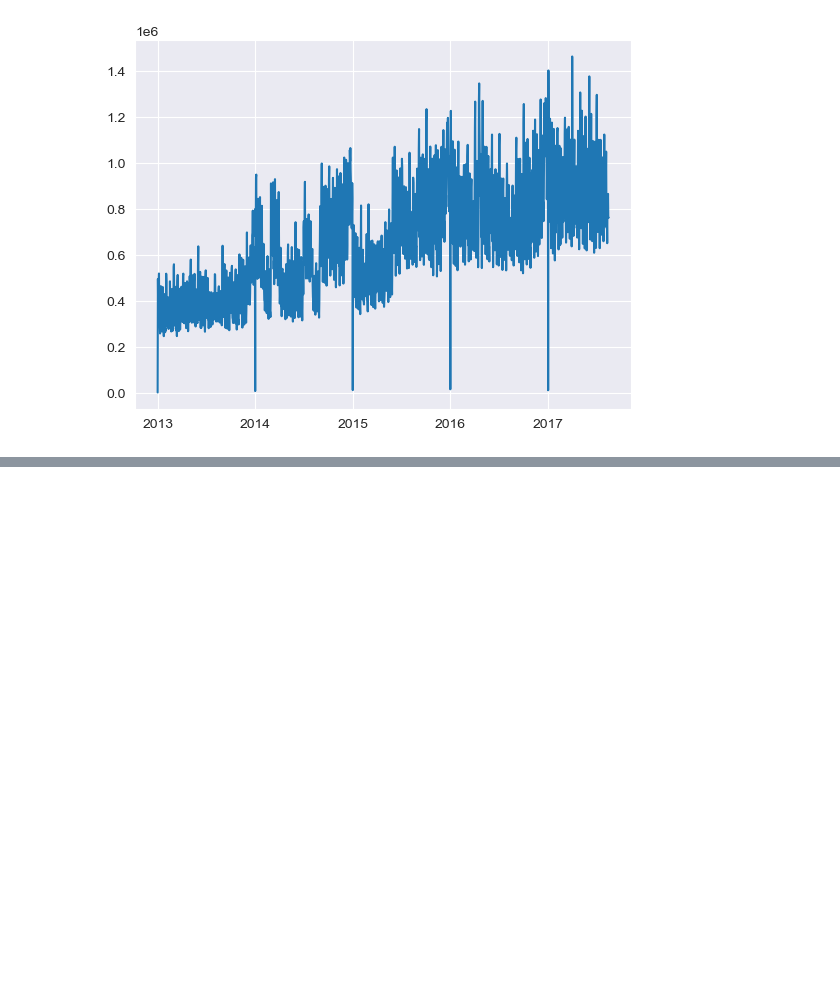
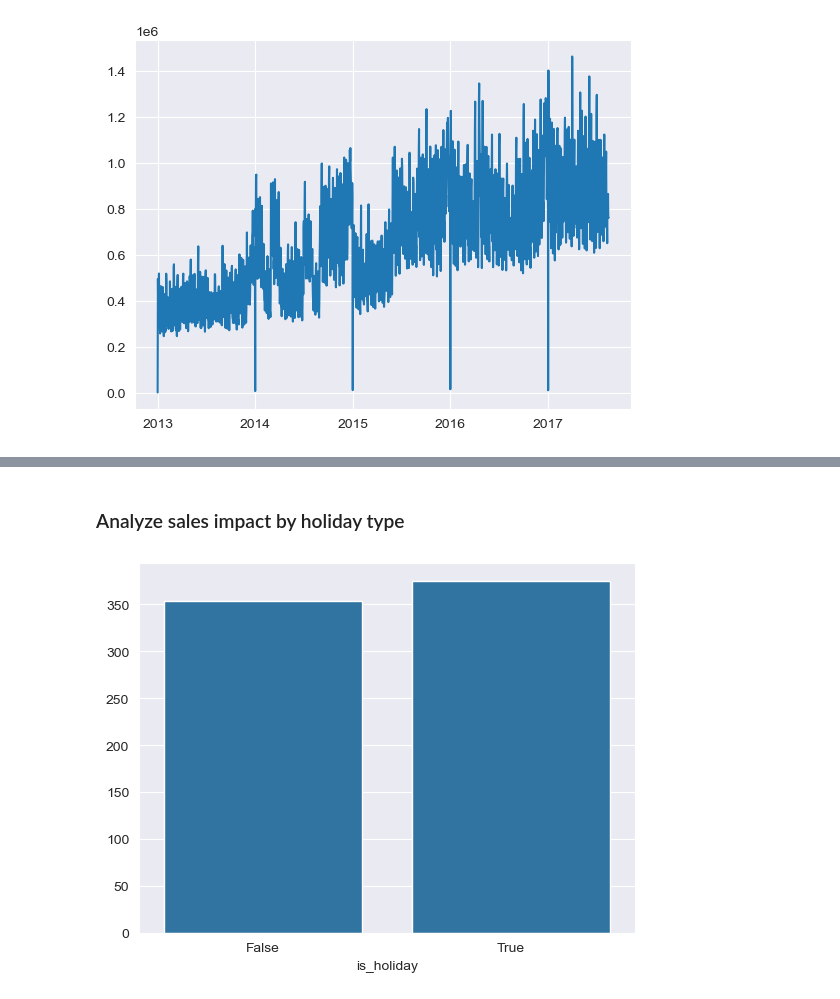
Before and after one commit to faris-agour/Store-Sales-Time-Series-Forecasting, a Jupyter notebook: project.ipynb, the cells around one changed output, grey strips where cells are left out. Drawn from its saved outputs; the diff is of its cells as text; code cells hidden in the pictures; blank space fills up the shorter version.

```diff
--- a/project.ipynb
+++ b/project.ipynb
@@ -201,0 +218,9 @@ train_df.to_csv('train_reduced.csv', index=False)
+# %% [markdown]
+### Analyze sales impact by holiday type
+# %%
+train_df["is_holiday"] = train["date"].isin(holidays["date"])
+holiday_sales = train_df.groupby("is_holiday")["sales"].mean()
+sns.barplot(x=holiday_sales.index, y=holiday_sales.values)
+plt.show()
+# %% [output]
+[figure, added]
```
Also changed, not shown: parts of 29 cells of this notebook.
